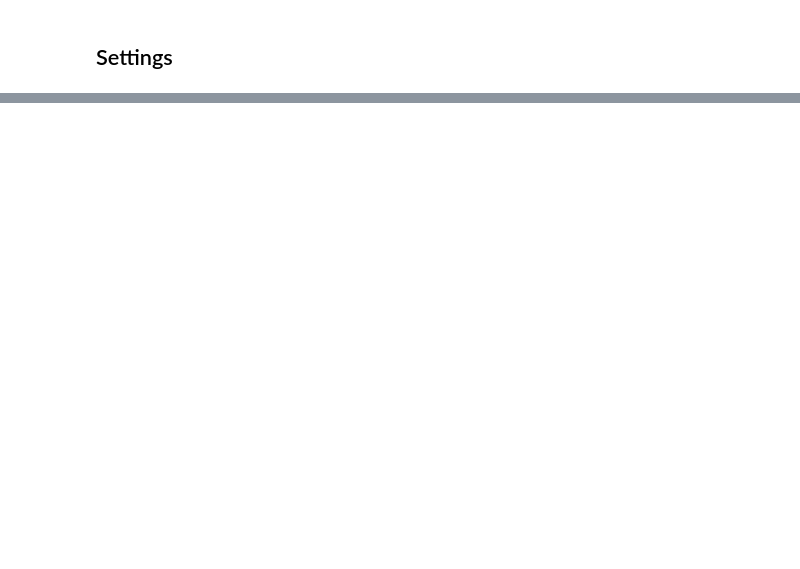
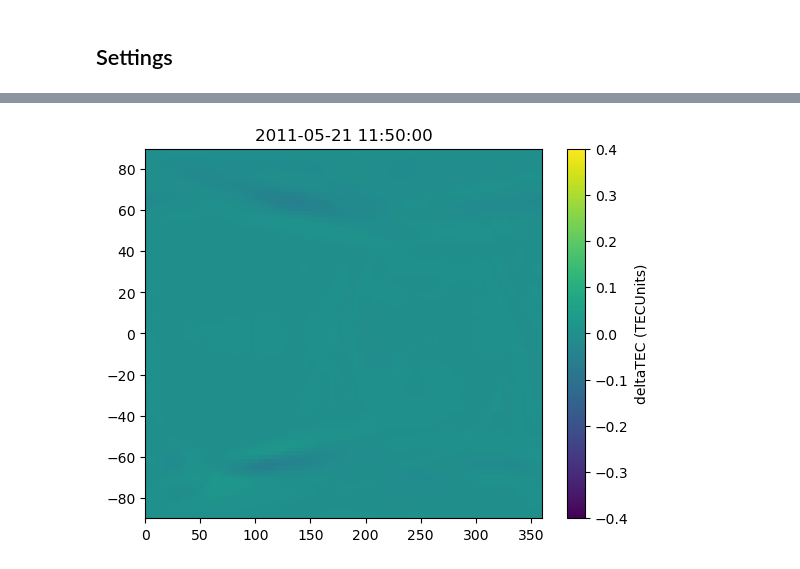
Before and after one commit to abukowski21/SAMI3-GITM-python, a Jupyter notebook: test_stuff.ipynb, the cells around one changed output, grey strips where cells are left out. Saved outputs shown, nothing was run; the diff lists cells and outputs as text; code cells hidden in the pictures; blank space fills up the shorter version.

```diff
--- a/test_stuff.ipynb
+++ b/test_stuff.ipynb
@@ -159,31 +29,0 @@ def read_gitm_into_nparrays(flist):
-# %%
-def make_filter(params = None):
-    # Define the cutoff frequencies
-    lowcut = 1/(100/60)  # 100 minutes in units of sample^-1
-    highcut = 1/(30/60) # 30 minutes in units of sample^-1
-
-    # Define the Butterworth filter
-    nyquist = 0.5 * 5 # 5 minutes is the sampling frequency
-    low = lowcut / nyquist
-    high = highcut / nyquist
-    sos = signal.butter(2, [low, high], btype='bandstop', output='sos')
-    return sos
-
-def make_fits(gitm_bins):
-    """
-    calculate bandpass filter for all data previously read in.
-
-    inputs: nparray of gitmdata
-
-    returns:
-    fits: np array indexed at fits[time][col][ilon][ilat][ialt]
-
-
-    todo: you can thread this by splitting the alts into different threads.
-    then just append the fits_full later.
-
-    """
-    sos = make_filter()
-
-    filtered_arr = signal.sosfiltfilt(sos, gitm_bins, axis=0)
-    return filtered_arr
@@ -258,0 +149,14 @@ for real_lon in [2,60,180,240]:
+# %%
+tecfits = make_fits(f['data']['tec'])
+tecdiffs = (f['data']['tec'] - tecfits)
+# %%
+ntectime = 430
+
+plt.imshow(tecdiffs[ntectime,:,:].T, origin = 'lower',
+           extent = [0,360,-90,90], aspect = 'auto', vmin = -0.4, vmax = 0.4)
+plt.colorbar(label = 'deltaTEC (TECUnits)')
+plt.title(tectimes[ntectime])
+plt.show()
+plt.close()
+# %% [output]
+[figure, added]
```
Also changed, not shown: parts of 38 cells of this notebook.
